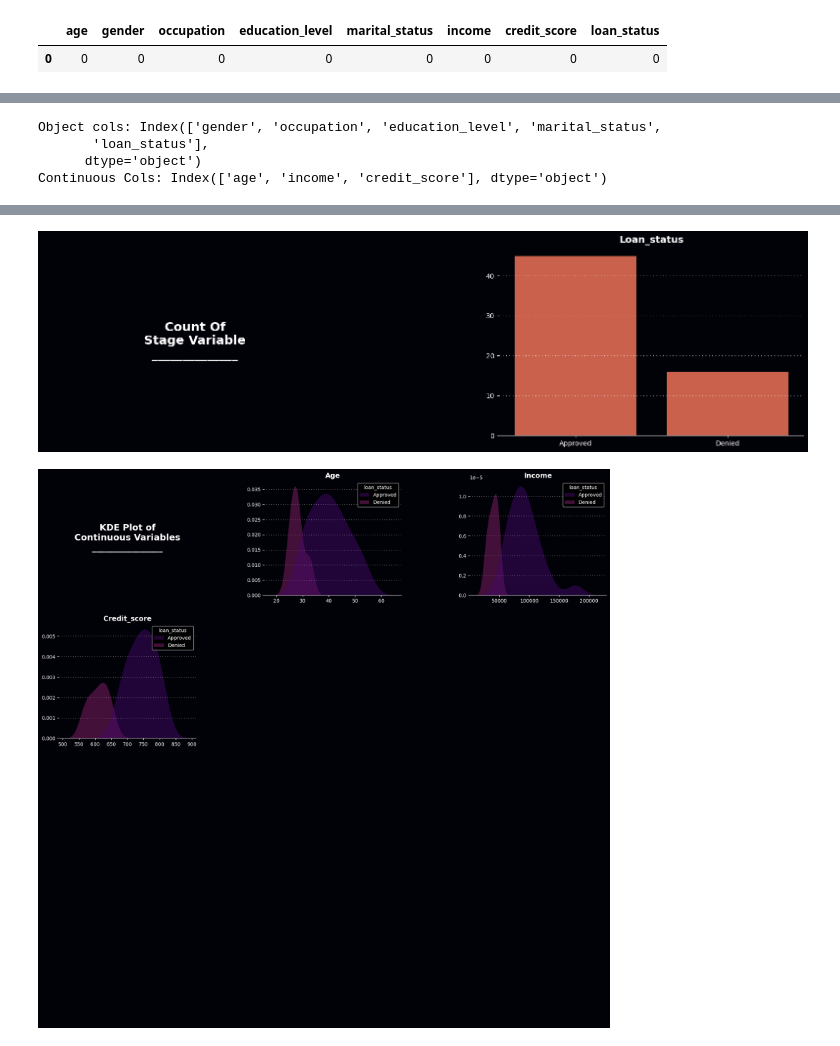
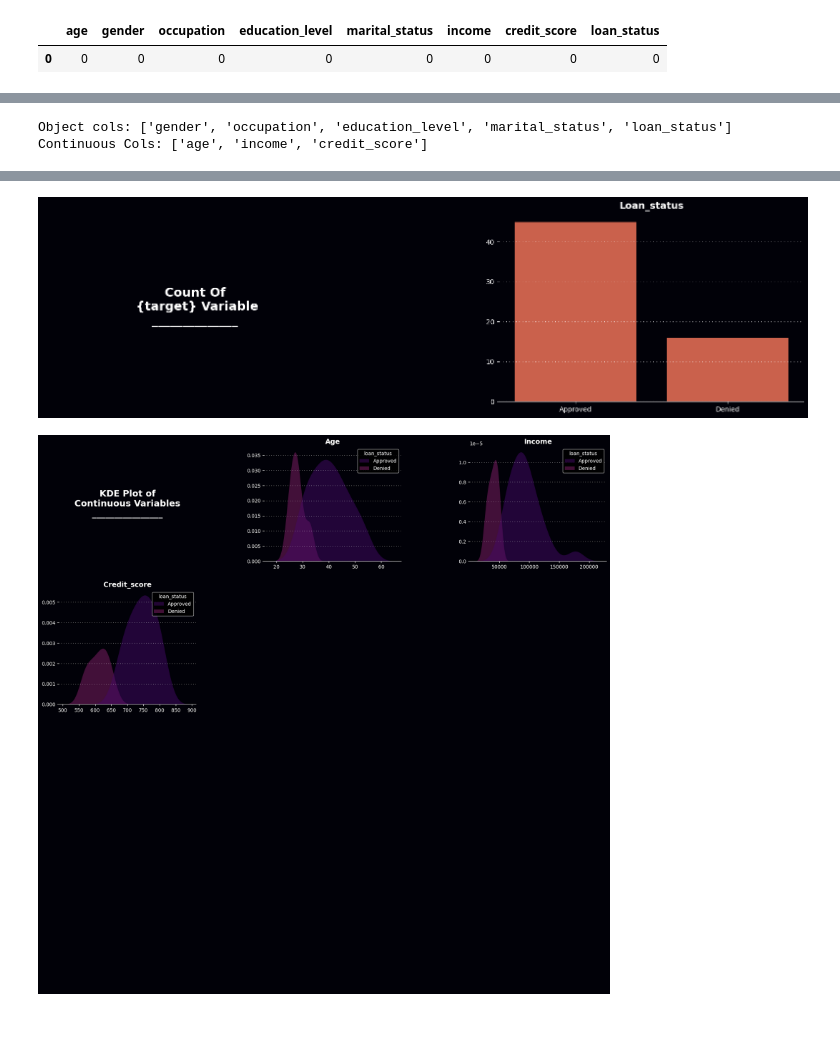
Before and after one commit to mmustafakapici/Loan-prediction, a Jupyter notebook: loan-classification-100-accuracy.ipynb, the cells around one changed output, grey strips where cells are left out. Cells and saved outputs as stored; diff of their text form; code cells hidden in the pictures.

Commit message:
Kaggle Notebook | Loan-Classification %100 Accuracy | Version 5

```diff
--- a/loan-classification-100-accuracy.ipynb
+++ b/loan-classification-100-accuracy.ipynb
@@ -82,6 +82,29 @@ df.describe(percentiles=[0, .25, .30, .50, .75, .80, 1]).T.style.background_grad
 | age | 61.000000 | 37.081967 | 8.424755 | 24.000000 | 24.000000 | 30.000000 | 31.000000 | 36.000000 | 43.000000 | 45.000000 | 55.000000 | ... |
 | income | 61.000000 | 78983.606557 | 33772.025802 | 25000.000000 | 25000.000000 | 52000.000000 | 58000.000000 | 78000.000000 | 98000.000000 | 105000.000000 | 180000.000000 | ... |
 | credit_score | 61.000000 | 709.836066 | 72.674888 | 560.000000 | 560.000000 | 650.000000 | 670.000000 | 720.000000 | 770.000000 | 780.000000 | 830.000000 | ... |
+# %%
+target = 'loan_status'
+
+cont_cols = df.select_dtypes('number').columns
+cont_cols = cont_cols[cont_cols != target]
+
+obj_cols = df.select_dtypes(object).columns
+
+
+#other_categorics = ['feature1','feature2','feature3','feature4','feature5']
+
+obj_cols = obj_cols.tolist()
+
+# Convert cont_cols to a list and remove any columns that are in obj_cols
+cont_cols = cont_cols.tolist()
+cont_cols = [col for col in cont_cols if col not in obj_cols]
+
+len(cont_cols), len(obj_cols)
+print(f'Object cols: {obj_cols}')
+print(f'Continuous Cols: {cont_cols}')
+# %% [output]
+Object cols: ['gender', 'occupation', 'education_level', 'marital_status', 'loan_status']
+Continuous Cols: ['age', 'income', 'credit_score']
 # %%
 def mPlotter(r, c, size, _targets, text):
 
@@ -147,34 +170,17 @@ def mPlotter(r, c, size, _targets, text):
         axes = axes[:-1*__empty_diff]
 
     return axes, palette, cb
-# %%
-target = 'loan_status'
-
-cont_cols = df.select_dtypes('number').columns
-cont_cols = cont_cols[cont_cols != target]
-
-obj_cols = df.select_dtypes(object).columns
-
-#obj_cols = ['anaemia','diabetes','high_blood_pressure','sex','smoking']
-len(cont_cols), len(obj_cols)
-print(f'Object cols: {obj_cols}')
-print(f'Continuous Cols: {cont_cols}')
-# %% [output]
-Object cols: Index(['gender', 'occupation', 'education_level', 'marital_status',
-       'loan_status'],
-      dtype='object')
-Continuous Cols: Index(['age', 'income', 'credit_score'], dtype='object')
 # %% [markdown]
 # Data Visualization 📊
 
 ![eda](https://i.imgflip.com/8o7sml.jpg)
 # %%
-axes, palette, cb = mPlotter(1, 2, (20, 5), [target], 'Count Of\nStage Variable\n______________')
+axes, palette, cb = mPlotter(1, 2, (20, 5), [target], 'Count Of\n {target} Variable\n______________')
 
 sns.countplot(x=df[target], ax = axes[1], color=palette[0])
 cb(axes[1])
 # %% [output]
-[figure, old version]
+[figure, new version]
 # %%
 axes, palette, cb = mPlotter(4, 3, (20, 20), cont_cols, 'KDE Plot of\nContinuous Variables\n________________')
 
```
Also changed, not shown: parts of 2 cells of this notebook.
